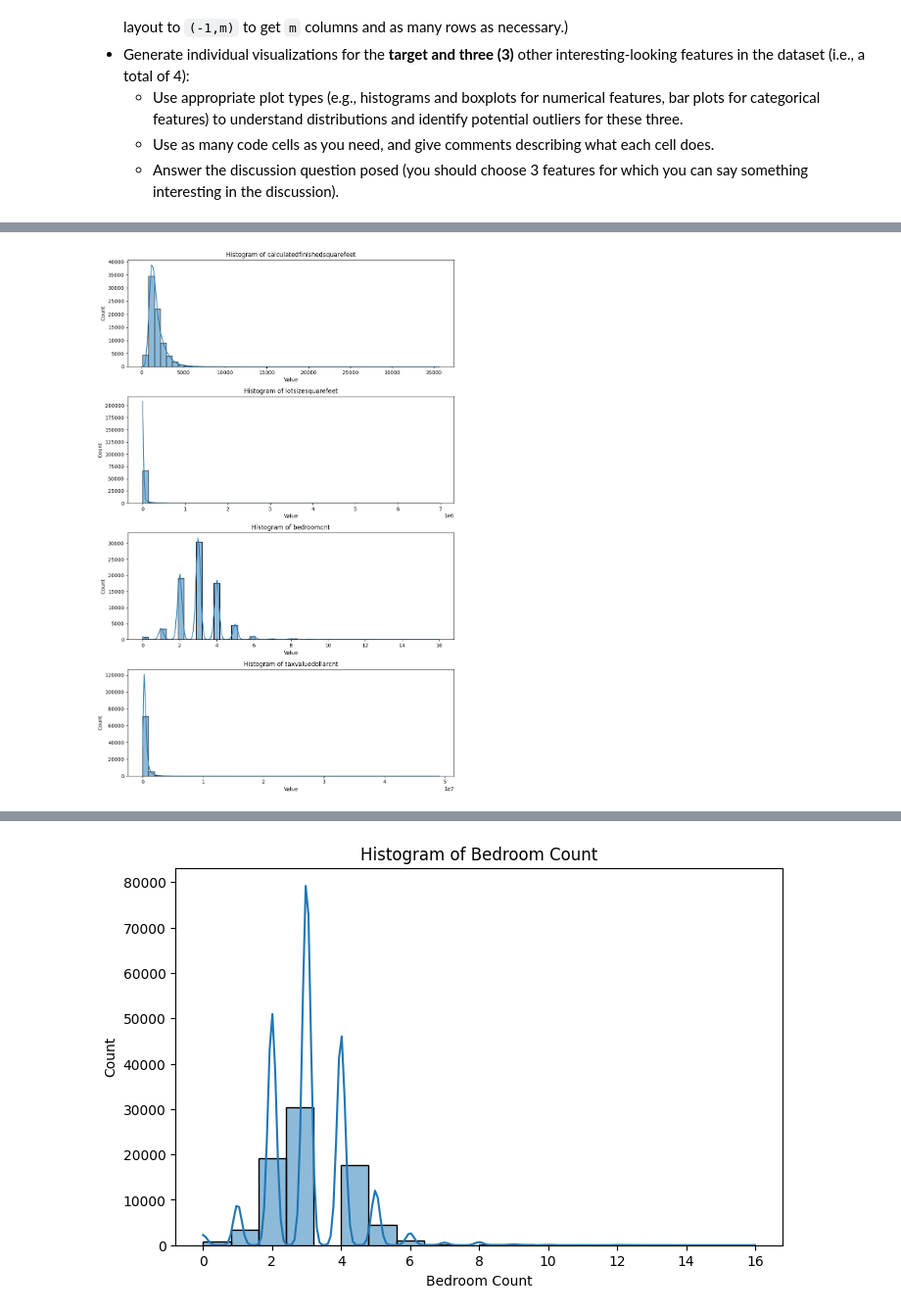
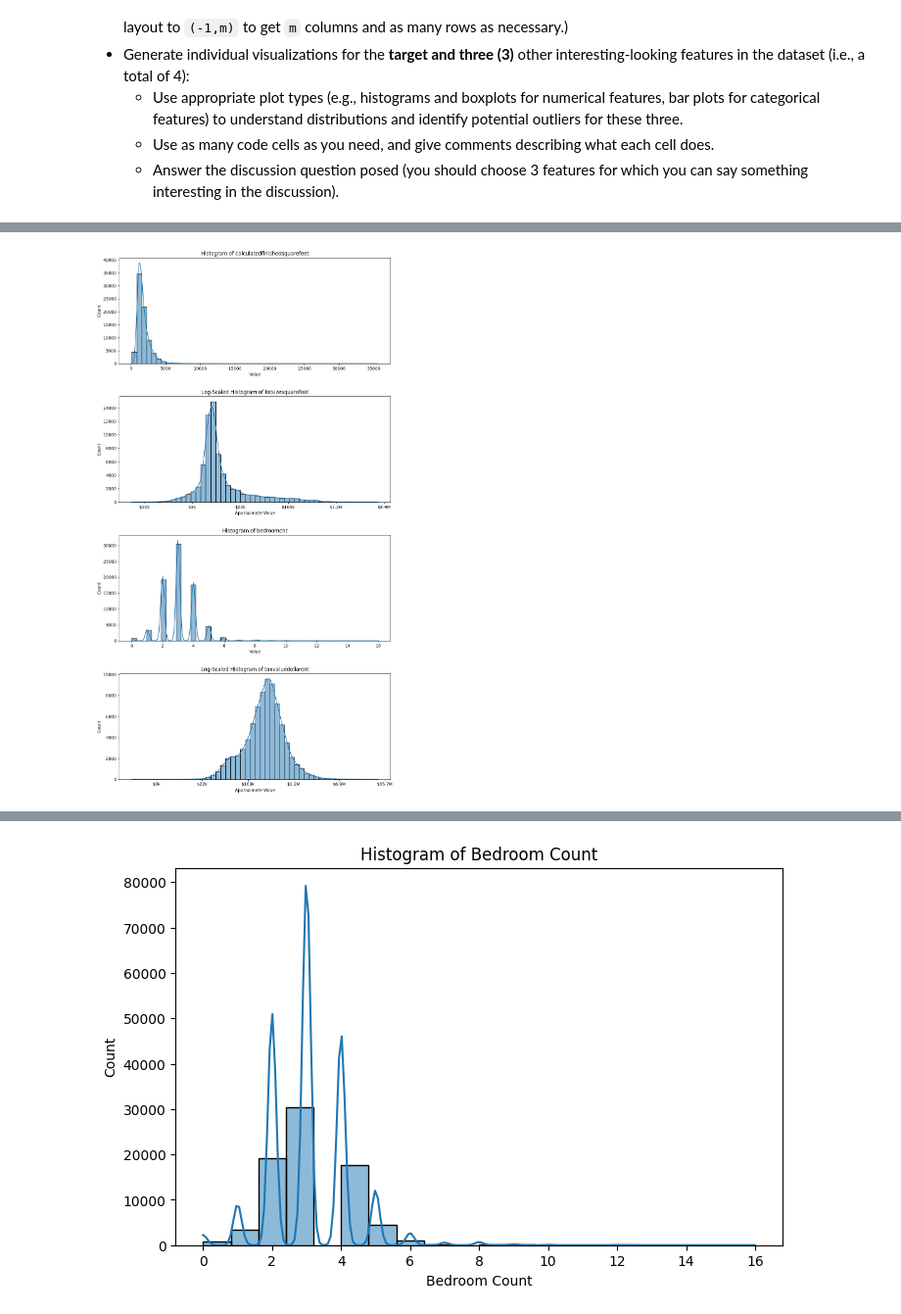
Before and after one commit to cwmckee91/dx603milestone1, a Jupyter notebook: dx603milestone1/Milestone_01.ipynb, the cells around one changed output, grey strips where cells are left out. Shown at 98% size. Saved outputs shown, nothing was run; the diff lists cells and outputs as text; code cells hidden in the pictures.

```diff
--- a/dx603milestone1/Milestone_01.ipynb
+++ b/dx603milestone1/Milestone_01.ipynb
@@ -407,15 +408,3 @@ Some features do not seem relevant for predicting taxvaluedollarcnt based on bus
     - Use appropriate plot types (e.g., histograms and boxplots for numerical features, bar plots for categorical features) to understand distributions and identify potential outliers for these three.
     - Use as many code cells as you need, and give comments describing what each cell does.
     - Answer the discussion question posed (you should choose 3 features for which you can say something interesting in the discussion).
-# %%
-# All features
-numerical_features = df.select_dtypes(include=["number"]).columns.tolist()
-
-# Loop through features and plot one at a time
-for feature in numerical_features:
-    plt.figure(figsize=(8, 5))
-    sns.histplot(df[feature].dropna(), bins=50, kde=True)
-    plt.title(f"Histogram of {feature}")
-    plt.xlabel("Value")
-    plt.ylabel("Count")
-    plt.show()
@@ -436,16 +425,41 @@ for feature in numerical_features:
 # %%
 # Selecting three specific features I think will have the most impact
+
+import numpy as np
+import matplotlib.pyplot as plt
+import seaborn as sns
+from matplotlib.ticker import FuncFormatter
+
+def log_to_dollars(x, pos):
+    value = np.expm1(x)
+    if value >= 1_000_000:
+        return f"${value/1_000_000:.1f}M"
+    elif value >= 1_000:
+        return f"${value/1_000:.0f}k"
+    else:
+        return f"${int(value)}"
+
 selected_features = ["calculatedfinishedsquarefeet", "lotsizesquarefeet", "bedroomcnt", "taxvaluedollarcnt"]
-fig, axes = plt.subplots(len(selected_features), 1, figsize=(10, 15))
+fig, axes = plt.subplots(len(selected_features), 1, figsize=(10, 18))
 
 for i, feature in enumerate(selected_features):
-    sns.histplot(df[feature].dropna(), bins=50, kde=True, ax=axes[i])
-    axes[i].set_title(f"Histogram of {feature}")
-    axes[i].set_xlabel("Value")
+    data = df[feature].dropna()
+
+    if feature in ["lotsizesquarefeet", "taxvaluedollarcnt"]:
+        data = data[data > 0]
+        data = np.log1p(data)
+        axes[i].set_title(f"Log-Scaled Histogram of {feature}")
+        axes[i].set_xlabel("Approximate Value")
+        axes[i].xaxis.set_major_formatter(FuncFormatter(log_to_dollars))
+    else:
+        axes[i].set_title(f"Histogram of {feature}")
+        axes[i].set_xlabel("Value")
+
+    sns.histplot(data, bins=50, kde=True, ax=axes[i])
     axes[i].set_ylabel("Count")
 
-plt.tight_layout()
+plt.tight_layout(h_pad=3)
 plt.show()
 # %% [output]
-[figure, old version]
+[figure, new version]
 # %%
```
Also changed, not shown: parts of 30 cells of this notebook.
